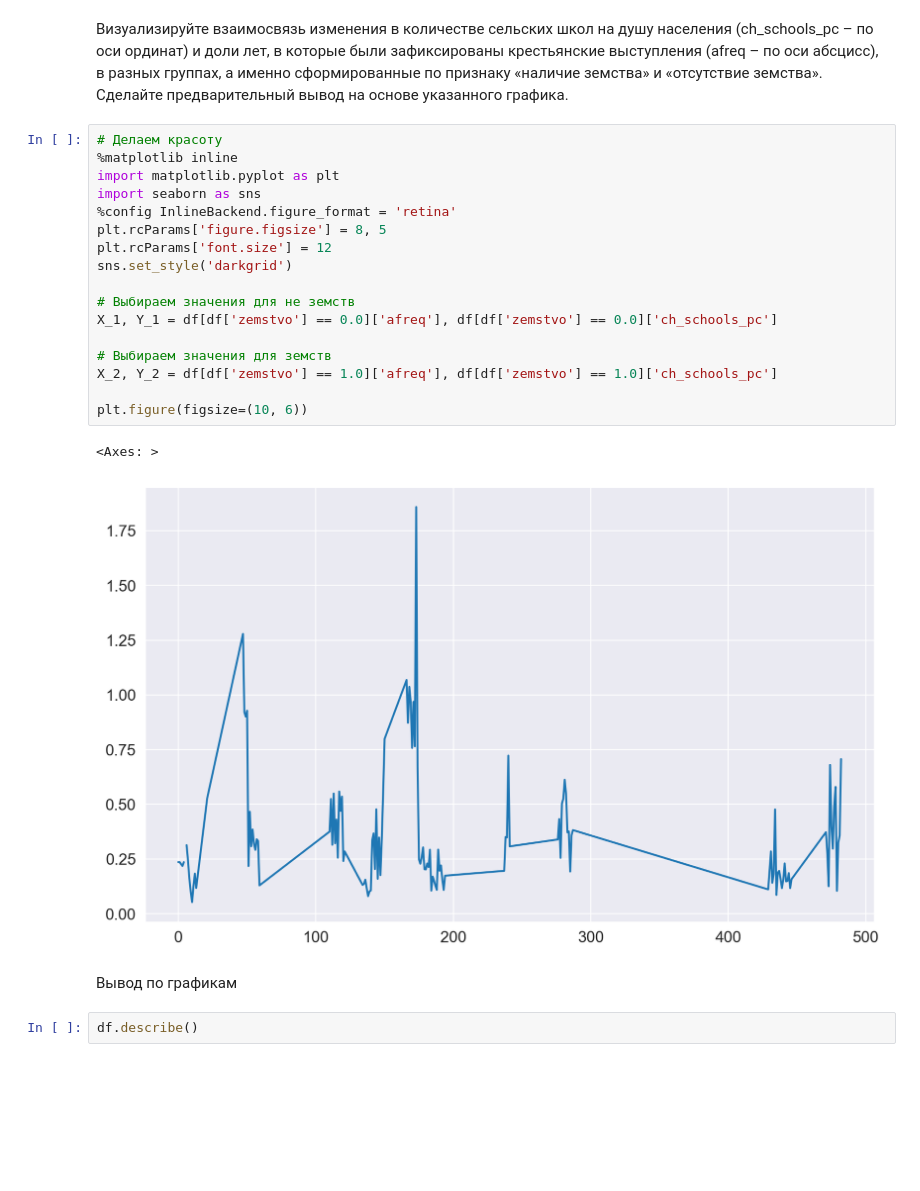
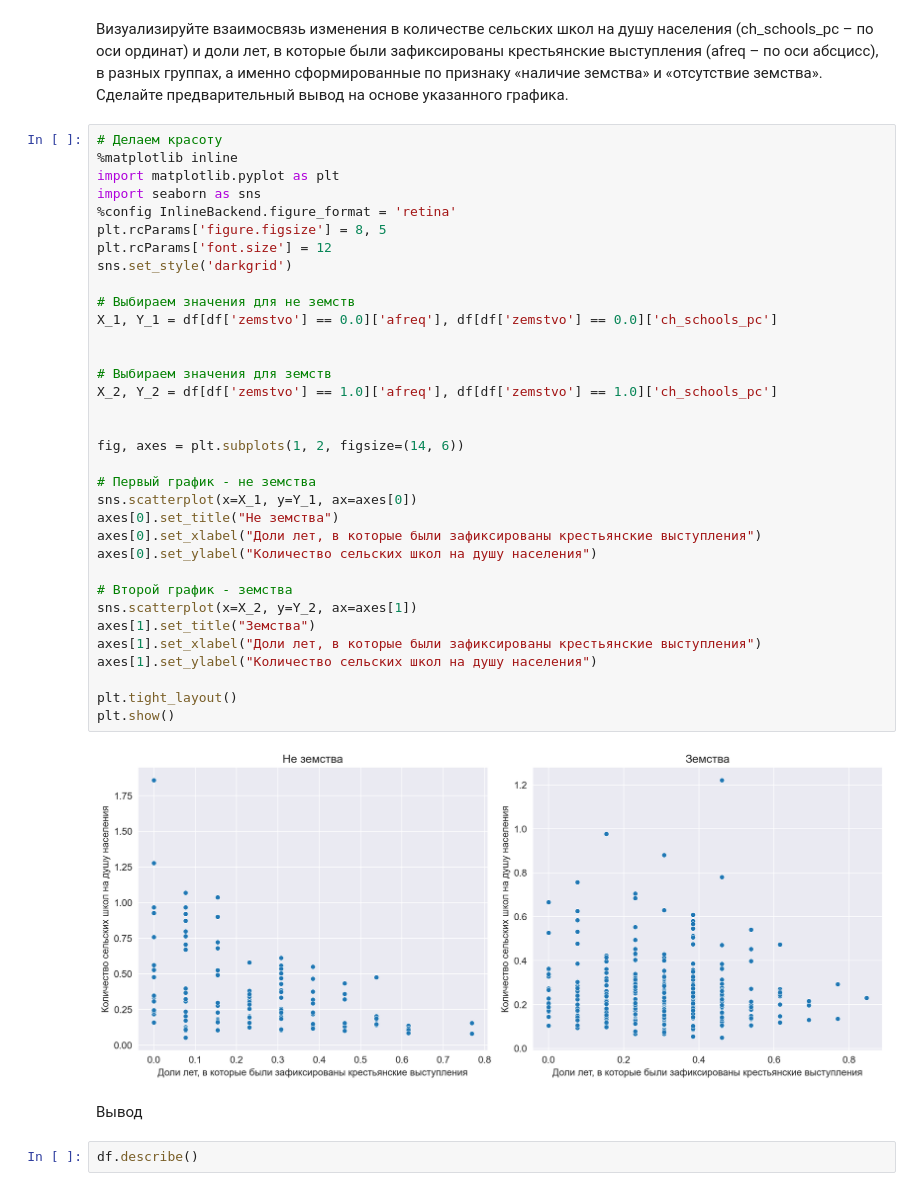
Before and after one commit to goffkiril/hse_metrics, a Jupyter notebook: HW_2/Kiriukhov_dz.ipynb, the cells around one changed output. Saved outputs shown, nothing was run; the diff lists cells and outputs as text; blank space fills up the shorter version.

```diff
--- a/HW_2/Kiriukhov_dz.ipynb
+++ b/HW_2/Kiriukhov_dz.ipynb
@@ -47,25 +48,41 @@ Name: zemstvo, Length: 504, dtype: float64
 # %%
 # Делаем красоту
 %matplotlib inline
 import matplotlib.pyplot as plt
 import seaborn as sns
 %config InlineBackend.figure_format = 'retina'
 plt.rcParams['figure.figsize'] = 8, 5
 plt.rcParams['font.size'] = 12
 sns.set_style('darkgrid')
 
 # Выбираем значения для не земств
 X_1, Y_1 = df[df['zemstvo'] == 0.0]['afreq'], df[df['zemstvo'] == 0.0]['ch_schools_pc']
 
+
 # Выбираем значения для земств
 X_2, Y_2 = df[df['zemstvo'] == 1.0]['afreq'], df[df['zemstvo'] == 1.0]['ch_schools_pc']
 
-plt.figure(figsize=(10, 6))
+
+fig, axes = plt.subplots(1, 2, figsize=(14, 6))
+
+# Первый график - не земства
+sns.scatterplot(x=X_1, y=Y_1, ax=axes[0])
+axes[0].set_title("Не земства")
+axes[0].set_xlabel("Доли лет, в которые были зафиксированы крестьянские выступления")
+axes[0].set_ylabel("Количество сельских школ на душу населения")
+
+# Второй график - земства
+sns.scatterplot(x=X_2, y=Y_2, ax=axes[1])
+axes[1].set_title("Земства")
+axes[1].set_xlabel("Доли лет, в которые были зафиксированы крестьянские выступления")
+axes[1].set_ylabel("Количество сельских школ на душу населения")
+
+plt.tight_layout()
+plt.show()
 # %% [output]
-<Axes: >
-[figure, old version]
+[figure, new version]
 # %% [markdown]
-Вывод по графикам
+Вывод
 # %%
 df.describe()
 # %% [output]
```
Also changed, not shown: parts of 27 cells of this notebook.
